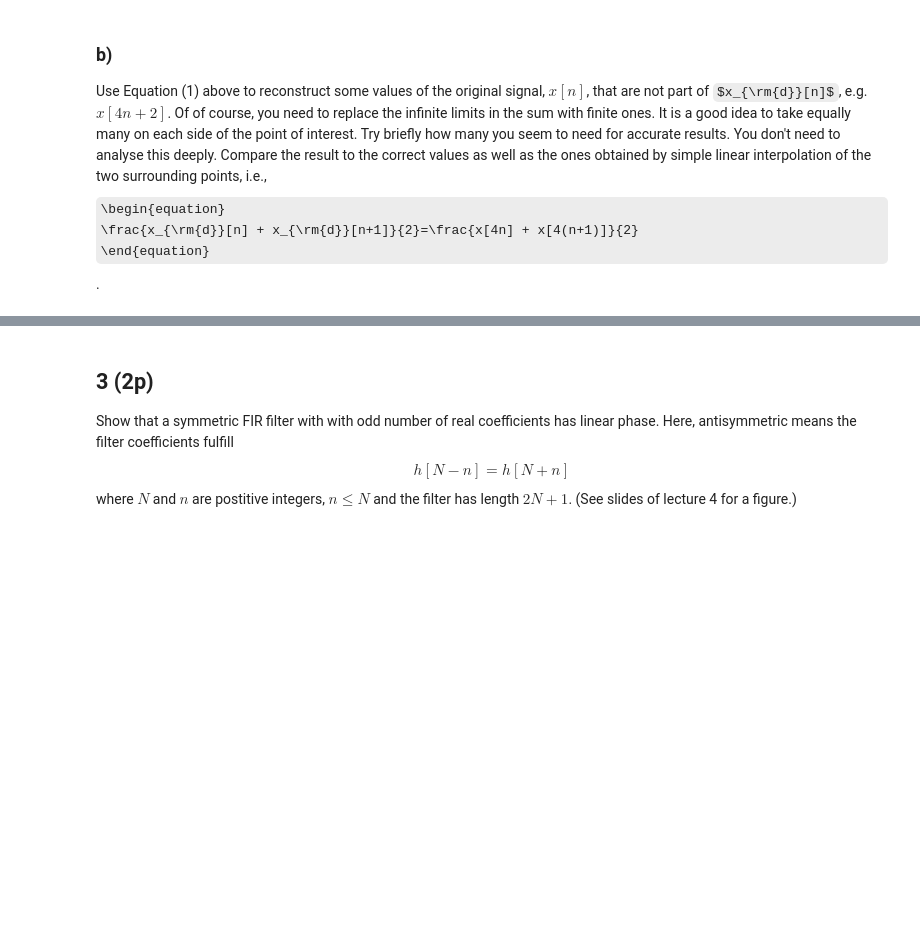
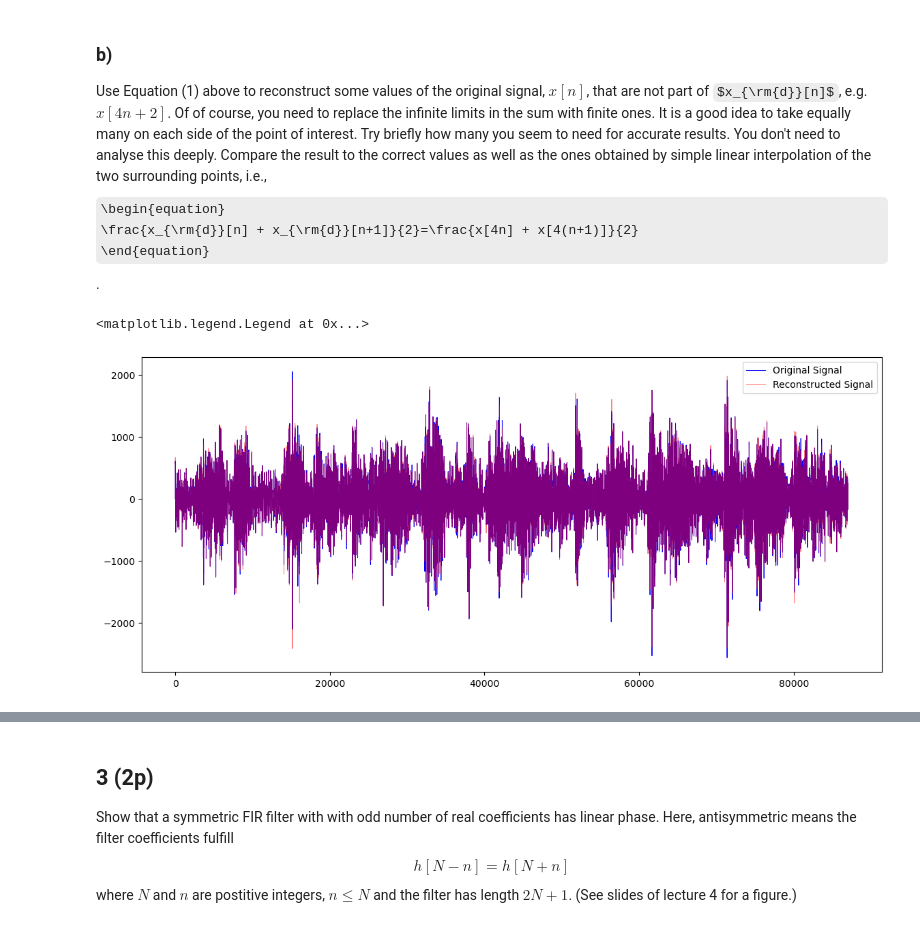
Before and after one commit to LukasFoltyn/czsa-first-homework, a Jupyter notebook: CZSa_2024_HW1.ipynb, the cells around one changed output, grey strips where cells are left out. Saved outputs shown, nothing was run; the diff lists cells and outputs as text; code cells hidden in the pictures; some formulas as TeX source; blank space fills up the shorter version.

Commit message:
signal reconstruction

```diff
--- a/CZSa_2024_HW1.ipynb
+++ b/CZSa_2024_HW1.ipynb
@@ -294,3 +290,60 @@ Compare the result to the correct values as well as the ones obtained by simple
 \begin{equation}
 \frac{x_{\rm{d}}[n] + x_{\rm{d}}[n+1]}{2}=\frac{x[4n] + x[4(n+1)]}{2}
 \end{equation}.
+# %%
+# sinc reconstruction
+
+N = 128 # number of samples to consider in sinc interpolation for each time point (N/2 samples on each side)
+
+def sinc_interpolation(t, x, fs, max_n=2):
+    """
+    Perform sinc interpolation to reconstruct the signal at time `t`.
+
+    Parameters:
+    - t: the time where we want to interpolate
+    - x: the sampled signal (downsampled version)
+    - fs: the sampling frequency of the original signal
+    - max_n: the number of samples to consider when calculating sample for the current time `t`, should be even and >= 2
+
+    Returns:
+    - Reconstructed signal value at time `t`
+    """
+
+    n0 = int(np.ceil(t * fs))
+
+    half_interval = max_n // 2
+
+    left_side_limit = min(n0, half_interval)
+    right_side_limit = min(len(x) - n0, half_interval)
+
+    n_used_half = min(left_side_limit, right_side_limit)
+
+    # take the same number of samples from the left and right of the current time
+    n = np.arange(n0 - n_used_half, n0 + n_used_half)
+
+    # reconstruct the signal using the sinc interpolation formula
+    return np.sum(x[n] * np.sinc(t * fs - n))
+
+# generate the full time axis for upsampled signal
+t_full = np.linspace(0, (len(a_downsampled)-1) / sampling_freq, len(a_downsampled) * downsampling_factor - downsampling_factor + 1)
+
+# times where we want to interpolate
+t_missing = np.delete(t_full, np.arange(0, len(t_full), 4))
+
+# interpolate the missing values at x[4n+1], x[4n+2], x[4n+3], for n=0,1,2,...
+n_missing = np.array([sinc_interpolation(t, a_downsampled, sampling_freq, max_n=N) for t in t_missing])
+
+# create the final array
+zig_zag = np.zeros(len(t_full))
+zig_zag[::downsampling_factor] = a_downsampled
+
+n_missing_indeces = np.delete(np.arange(0, len(t_full)), np.arange(0, len(t_full), 4))
+zig_zag[n_missing_indeces] = n_missing
+
+plt.figure(figsize=(14, 6))
+plt.plot(a_filtered, label='Original Signal', color='b', linewidth=0.75)
+plt.plot(zig_zag, label='Reconstructed Signal', color='r', linewidth=0.75, alpha=0.5)
+plt.legend()
+# %% [output]
+<matplotlib.legend.Legend at 0x...>
+[figure, added]
```
Also changed, not shown: parts of 5 cells of this notebook.
